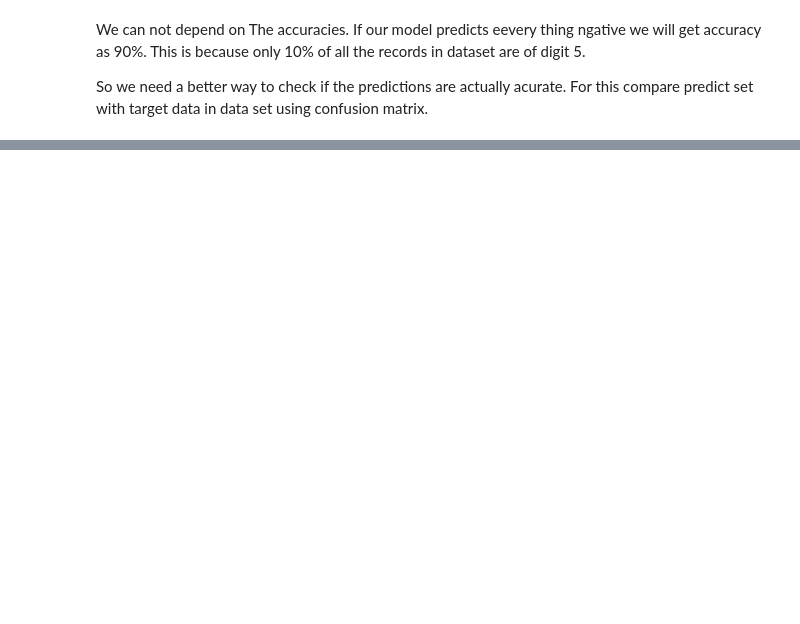
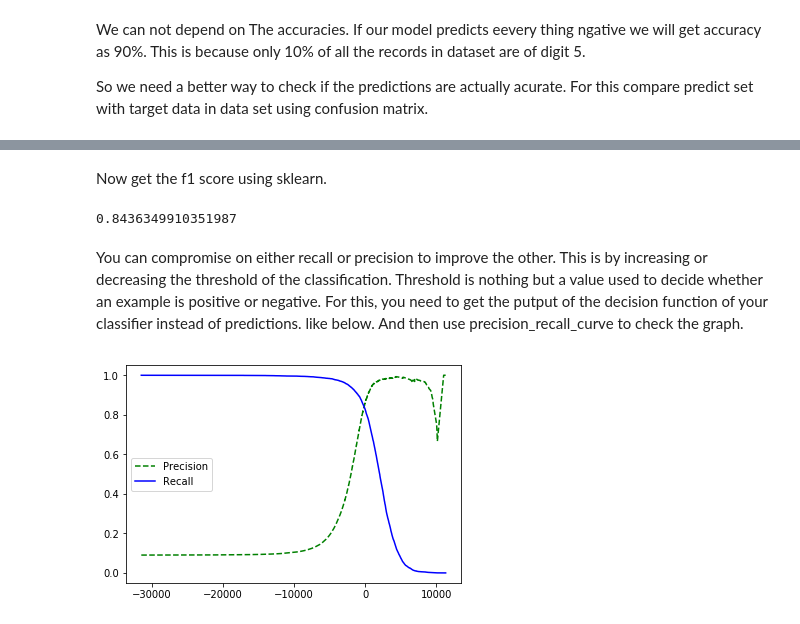
Before and after one commit to venkat2ram/Python, a Jupyter notebook: Chapter3_Mnist.ipynb, the cells around one changed output, grey strips where cells are left out. Drawn from its saved outputs; the diff is of its cells as text; code cells hidden in the pictures; blank space fills up the shorter version.

```diff
--- a/Chapter3_Mnist.ipynb
+++ b/Chapter3_Mnist.ipynb
@@ -104,0 +138,23 @@ array([[54136,  1163],
+# %% [markdown]
+Now get the f1 score using sklearn.
+# %%
+from sklearn.metrics import f1_score
+f1_score(y_t,y_train_5)
+# %% [output]
+0.8436349910351987
+# %% [markdown]
+You can compromise on either recall or precision to improve the other. This is by increasing or decreasing the threshold of the classification. Threshold is nothing but a value used to decide whether an example is positive or negative.
+For this, you need to get the putput of the decision function of your classifier instead of predictions. like below. And then use precision_recall_curve to check the graph.
+# %%
+y_scores=SGDC.decision_function(X_train)
+# %%
+from sklearn.metrics import precision_recall_curve
+precisions,recalls,threshold= precision_recall_curve(y_train_5,y_scores)
+# %%
+import matplotlib.pyplot as plt
+plt.plot(threshold,precisions[:-1],'g--',label='Precision')
+plt.plot(threshold,recalls[:-1],'b-',label='Recall')
+plt.legend()
+plt.show()
+# %% [output]
+[figure, added]
```
Also changed, not shown: parts of 14 cells of this notebook.
